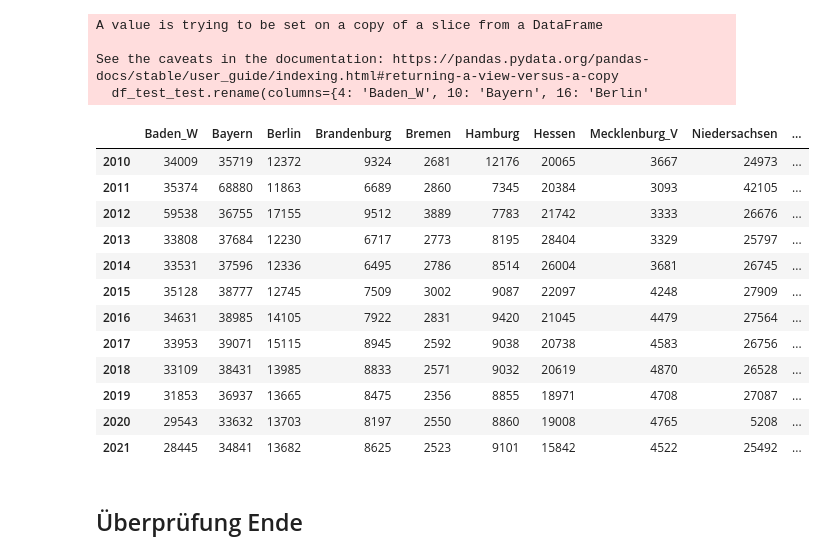
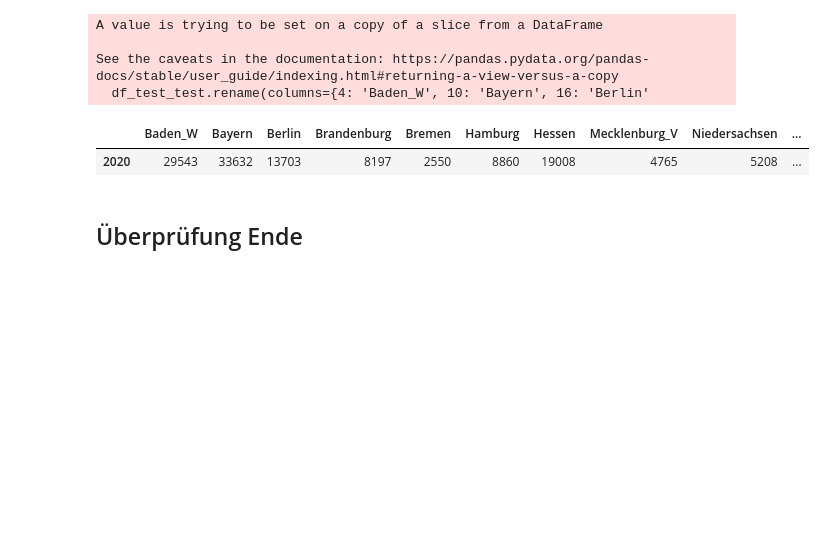
Before and after one commit to Stargazer-ger/capstone_project_hh_23_1, a Jupyter notebook: eda_schulform_gender.ipynb, the cells around one changed output. Cells and saved outputs as stored; diff of their text form; code cells hidden in the pictures; blank space fills up the shorter version.

```diff
--- a/eda_schulform_gender.ipynb
+++ b/eda_schulform_gender.ipynb
@@ -379,21 +394,10 @@ A value is trying to be set on a copy of a slice from a DataFrame
 See the caveats in the documentation: https://pandas.pydata.org/pandas-docs/stable/user_guide/indexing.html#returning-a-view-versus-a-copy
   df_test_test.rename(columns={4: 'Baden_W', 10: 'Bayern', 16: 'Berlin'
 # %%
-df_test_test.head(14)
+df_test_test.iloc[10:11].head(14)
 # %% [output]
 |  | Baden_W | Bayern | Berlin | Brandenburg | Bremen | Hamburg | Hessen | Mecklenburg_V | Niedersachsen | ... |
-| 2010 | 34009 | 35719 | 12372 | 9324 | 2681 | 12176 | 20065 | 3667 | 24973 | ... |
-| 2011 | 35374 | 68880 | 11863 | 6689 | 2860 | 7345 | 20384 | 3093 | 42105 | ... |
-| 2012 | 59538 | 36755 | 17155 | 9512 | 3889 | 7783 | 21742 | 3333 | 26676 | ... |
-| 2013 | 33808 | 37684 | 12230 | 6717 | 2773 | 8195 | 28404 | 3329 | 25797 | ... |
-| 2014 | 33531 | 37596 | 12336 | 6495 | 2786 | 8514 | 26004 | 3681 | 26745 | ... |
-| 2015 | 35128 | 38777 | 12745 | 7509 | 3002 | 9087 | 22097 | 4248 | 27909 | ... |
-| 2016 | 34631 | 38985 | 14105 | 7922 | 2831 | 9420 | 21045 | 4479 | 27564 | ... |
-| 2017 | 33953 | 39071 | 15115 | 8945 | 2592 | 9038 | 20738 | 4583 | 26756 | ... |
-| 2018 | 33109 | 38431 | 13985 | 8833 | 2571 | 9032 | 20619 | 4870 | 26528 | ... |
-| 2019 | 31853 | 36937 | 13665 | 8475 | 2356 | 8855 | 18971 | 4708 | 27087 | ... |
 | 2020 | 29543 | 33632 | 13703 | 8197 | 2550 | 8860 | 19008 | 4765 | 5208 | ... |
-| 2021 | 28445 | 34841 | 13682 | 8625 | 2523 | 9101 | 15842 | 4522 | 25492 | ... |
 # %% [markdown]
 ## Überprüfung Ende
 # %%
```
Also changed, not shown: parts of 28 cells of this notebook, 3 other files.
